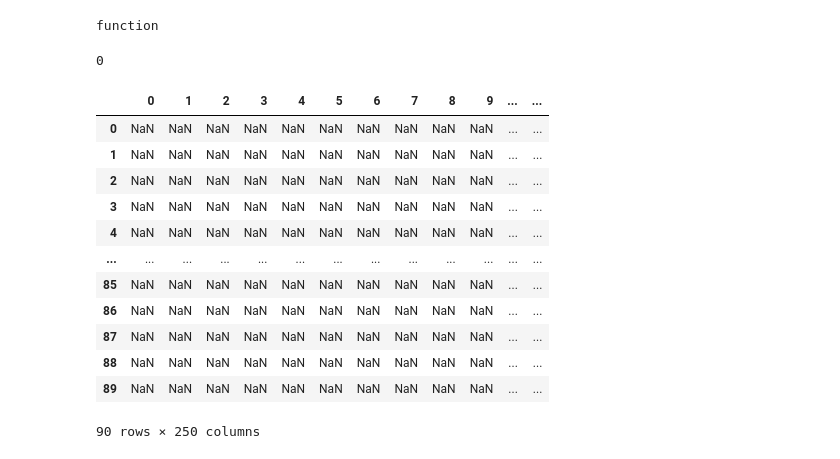
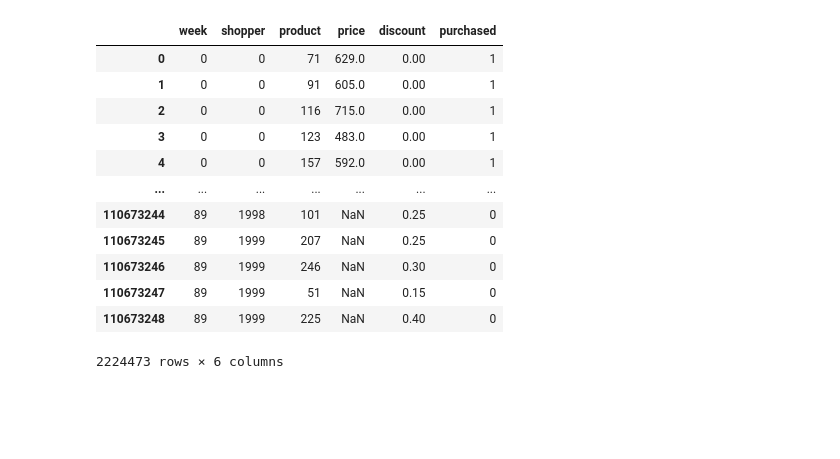
Before and after one commit to leonhagel/mlim-g2, a Jupyter notebook: code/Refactoring.ipynb, the cells around one changed output. Drawn from its saved outputs; the diff is of its cells as text; code cells hidden in the pictures; blank space fills up the shorter version.

```diff
--- a/code/Refactoring.ipynb
+++ b/code/Refactoring.ipynb
@@ -15,3 +16,4 @@ files = {
         #DATA_PATH + 'prepare.parquet'
    ]
 }
+cleaned = pd.read_parquet(DATA_PATH + 'clean.parquet')
@@ -141,7 +19,0 @@ myHelper.data['baskets']
-# %%
-def testi():
-    return 3
-
-type(testi)
-# %% [output]
-function
@@ -150,23 +20,19 @@ df = pd.DataFrame(index=range(90),columns=range(250))
-# %%
-df[3].nunique()
-# %% [output]
-0
-# %%
-df
-# %% [output]
-|  | 0 | 1 | 2 | 3 | 4 | 5 | 6 | 7 | 8 | 9 | ... | ... |
-| 0 | NaN | NaN | NaN | NaN | NaN | NaN | NaN | NaN | NaN | NaN | ... | ... |
-| 1 | NaN | NaN | NaN | NaN | NaN | NaN | NaN | NaN | NaN | NaN | ... | ... |
-| 2 | NaN | NaN | NaN | NaN | NaN | NaN | NaN | NaN | NaN | NaN | ... | ... |
-| 3 | NaN | NaN | NaN | NaN | NaN | NaN | NaN | NaN | NaN | NaN | ... | ... |
-| 4 | NaN | NaN | NaN | NaN | NaN | NaN | NaN | NaN | NaN | NaN | ... | ... |
-| ... | ... | ... | ... | ... | ... | ... | ... | ... | ... | ... | ... | ... |
-| 85 | NaN | NaN | NaN | NaN | NaN | NaN | NaN | NaN | NaN | NaN | ... | ... |
-| 86 | NaN | NaN | NaN | NaN | NaN | NaN | NaN | NaN | NaN | NaN | ... | ... |
-| 87 | NaN | NaN | NaN | NaN | NaN | NaN | NaN | NaN | NaN | NaN | ... | ... |
-| 88 | NaN | NaN | NaN | NaN | NaN | NaN | NaN | NaN | NaN | NaN | ... | ... |
-| 89 | NaN | NaN | NaN | NaN | NaN | NaN | NaN | NaN | NaN | NaN | ... | ... |
-90 rows × 250 columns
+# %%
+cleaned
+# %% [output]
+|  | week | shopper | product | price | discount | purchased |
+| 0 | 0 | 0 | 71 | 629.0 | 0.00 | 1 |
+| 1 | 0 | 0 | 91 | 605.0 | 0.00 | 1 |
+| 2 | 0 | 0 | 116 | 715.0 | 0.00 | 1 |
+| 3 | 0 | 0 | 123 | 483.0 | 0.00 | 1 |
+| 4 | 0 | 0 | 157 | 592.0 | 0.00 | 1 |
+| ... | ... | ... | ... | ... | ... | ... |
+| 110673244 | 89 | 1998 | 101 | NaN | 0.25 | 0 |
+| 110673245 | 89 | 1999 | 207 | NaN | 0.25 | 0 |
+| 110673246 | 89 | 1999 | 246 | NaN | 0.30 | 0 |
+| 110673247 | 89 | 1999 | 51 | NaN | 0.15 | 0 |
+| 110673248 | 89 | 1999 | 225 | NaN | 0.40 | 0 |
+2224473 rows × 6 columns
 # %%
 columns = range(100)
 # %%
```
Also changed, not shown: parts of 28 cells of this notebook, 4 other files.
